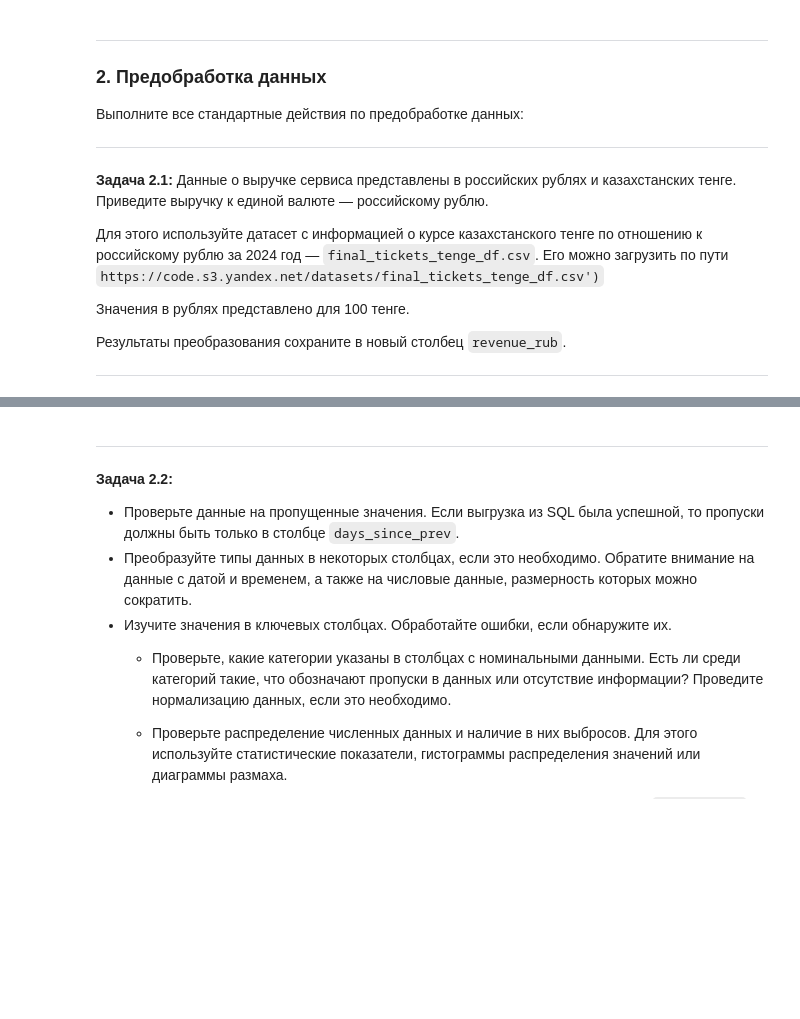
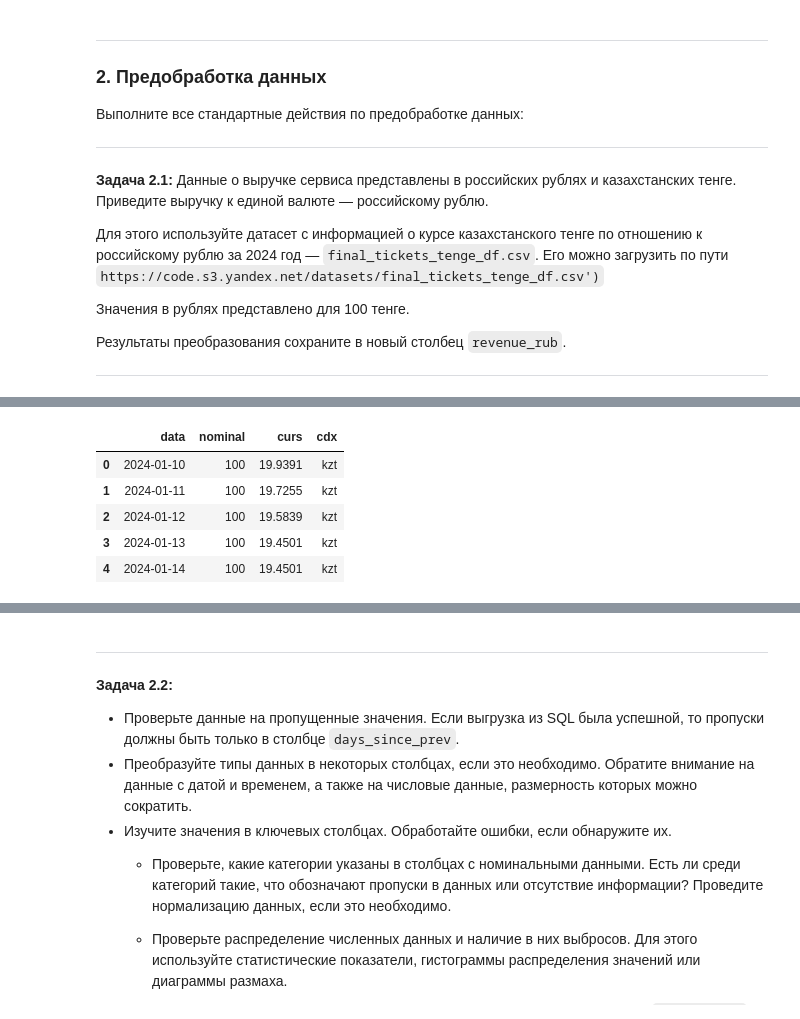
Before and after one commit to edm2ns-netizen/afisha-analysis-project, a Jupyter notebook: main.ipynb, the cells around one changed output, grey strips where cells are left out. Cells and saved outputs as stored; diff of their text form; code cells hidden in the pictures; blank space fills up the shorter version.

```diff
--- a/main.ipynb
+++ b/main.ipynb
@@ -314,0 +466,93 @@ Name: revenue_rub, dtype: float64
+# %%
+# Загрузка данных о курсе тенге
+tenge_df = pd.read_csv('https://code.s3.yandex.net/datasets/final_tickets_tenge_df.csv')
+
+# Изучение и проверка корректности загруженных данных о курсе
+display("Первые строки данных о курсе тенге:")
+display(tenge_df.head())
+display(f"Размер данных о курсе: {tenge_df.shape}")
+display(f"Колонки: {tenge_df.columns.tolist()}")
+display(f"Типы данных:\n{tenge_df.dtypes}")
+
+# Проверка на пропуски
+display(f"Пропуски в данных о курсе:")
+display(tenge_df.isnull().sum())
+
+# Проверка диапазона дат
+display(f"\nДиапазон дат в данных о курсе:")
+display(f"Минимальная дата: {tenge_df['data'].min()}")
+display(f"Максимальная дата: {tenge_df['data'].max()}")
+
+# Проверка номинала
+display(f"\nУникальные значения номинала: {tenge_df['nominal'].unique()}")
+display(f"Уникальные валюты: {tenge_df['cdx'].unique()}")
+
+# Преобразование типа данных для даты (обоснованное - на основе анализа данных)
+tenge_df['data'] = pd.to_datetime(tenge_df['data'])
+display(f"\nПосле преобразования тип данных 'data': {tenge_df['data'].dtype}")
+
+#Подготовка данных о заказах
+# Извлекаем дату из order_dt для объединения с курсом валют
+df['order_date'] = df['order_dt'].dt.date
+df['order_date'] = pd.to_datetime(df['order_date'])
+
+# Объединение данных о заказах с курсом валют
+df = pd.merge(df, tenge_df[['data', 'curs']],
+              left_on='order_date', right_on='data', how='left')
+
+# Конвертация выручки в рубли с использованием метода where
+# Курс curs представлен за 100 тенге, поэтому делим на 100
+df['revenue_rub'] = df['revenue'].where(df['currency_code'] == 'rub', df['revenue'] * df['curs'] / 100)
+
+# Удаление вспомогательных колонок
+df = df.drop(['data', 'order_date', 'curs'], axis=1)
+
+# Проверка результатов
+display("\n" + "="*60)
+display("РЕЗУЛЬТАТЫ КОНВЕРТАЦИИ:")
+display("="*60)
+
+display(f"Колонки в DataFrame после обработки ({len(df.columns)}):")
+for i, col in enumerate(df.columns.tolist(), 1):
+    print(f"{i:2}. {col}")
+
+display(f"\nПервые 5 строк с revenue_rub:")
+display(df[['currency_code', 'revenue', 'revenue_rub']].head())
+
+display(f"\nРаспределение по валютам:")
+currency_counts = df['currency_code'].value_counts()
+display(currency_counts)
+display(f"\nВсего записей в тенге: {currency_counts.get('kzt', 0)}")
+display(f"Всего записей в рублях: {currency_counts.get('rub', 0)}")
+
+display(f"\nСтатистика по revenue_rub:")
+display(df['revenue_rub'].describe())
+
+# Проверка конвертации для тенге
+kzt_examples = df[df['currency_code'] == 'kzt'].head(3)
+if not kzt_examples.empty:
+    display(f"\nПримеры конвертированных значений (тенге):")
+    display(kzt_examples[['currency_code', 'revenue', 'revenue_rub']])
+
+# Проверка на пропуски в новом столбце
+missing_revenue_rub = df['revenue_rub'].isnull().sum()
+display(f"\nПропусков в revenue_rub: {missing_revenue_rub}")
+
+# Проверка согласованности: для рублевых транзакций revenue и revenue_rub должны совпадать
+rub_check = df[df['currency_code'] == 'rub']
+if not rub_check.empty:
+    mismatched = rub_check[rub_check['revenue'] != rub_check['revenue_rub']]
+    display(f"\nНесовпадений для рублевых транзакций: {len(mismatched)}")
+
+display("\n" + "="*60)
+display("ВЫВОД:")
+display("="*60)
+display("Конвертация выручки в российские рубли выполнена успешно.")
+display("Данные о курсе тенге проверены на корректность:")
+display("  - Диапазон дат охватывает необходимый период")
+display("  - Номинал составляет 100 тенге для всех записей")
+display("  - Тип данных для даты преобразован в datetime")
+display(f"Создан новый столбец 'revenue_rub'.")
+display(f"Выручка приведена к единой валюте (российский рубль).")
+display(f"Готово для дальнейшего анализа.")
+# %% [output]
@@ -314,0 +560,6 @@ Name: revenue_rub, dtype: float64
+|  | data | nominal | curs | cdx |
+| 0 | 2024-01-10 | 100 | 19.9391 | kzt |
+| 1 | 2024-01-11 | 100 | 19.7255 | kzt |
+| 2 | 2024-01-12 | 100 | 19.5839 | kzt |
+| 3 | 2024-01-13 | 100 | 19.4501 | kzt |
+| 4 | 2024-01-14 | 100 | 19.4501 | kzt |
```
Also changed, not shown: parts of 38 cells of this notebook.
